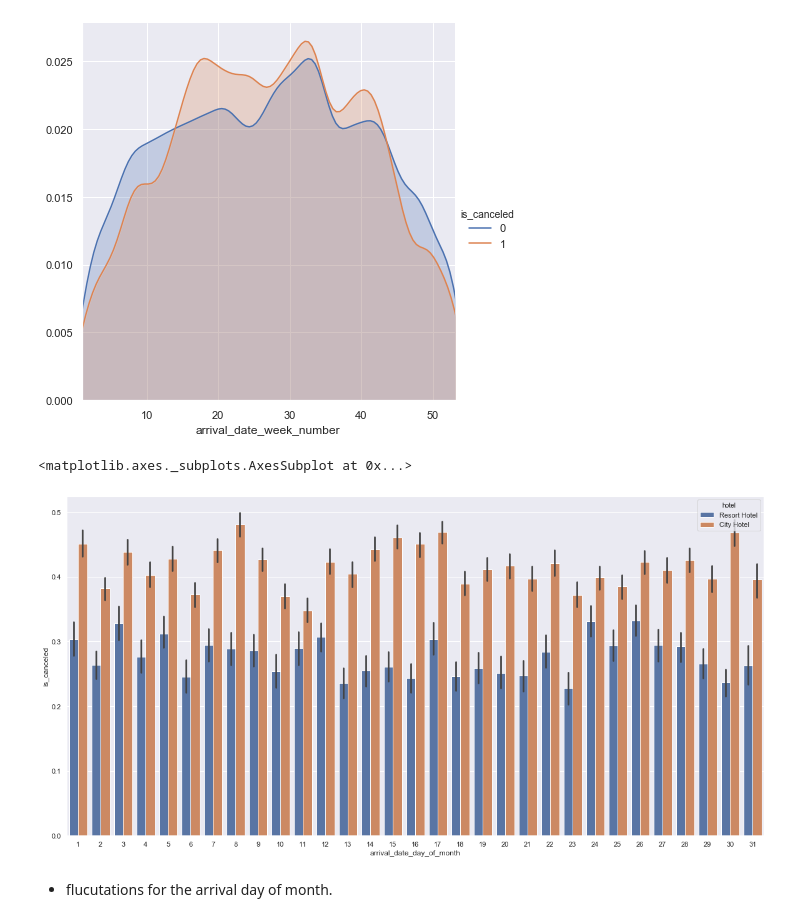
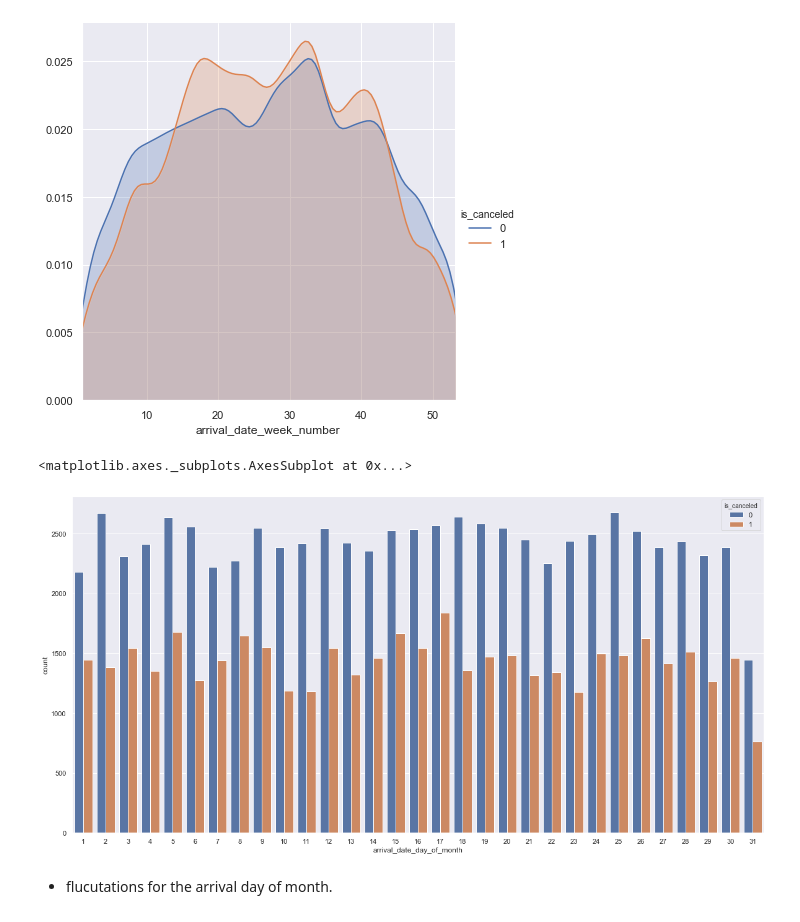
Before and after one commit to tkong1998/hotel-booking-demand, a Jupyter notebook: data_visualization.ipynb, the cells around one changed output. Drawn from its saved outputs; the diff is of its cells as text; code cells hidden in the pictures.

```diff
--- a/data_visualization.ipynb
+++ b/data_visualization.ipynb
@@ -185,10 +169,10 @@ sns.FacetGrid(hotel, hue='is_canceled',height=6, xlim=[1,53]).map(sns.kdeplot, '
 # %%
 # bar chart for arrival date of month
 plt.figure(figsize=(20,10))
-sns.barplot(x='arrival_date_day_of_month', y='is_canceled', hue='hotel',data=hotel)
+sns.countplot(x='arrival_date_day_of_month', hue='is_canceled',data=hotel)
 # %% [output]
 <matplotlib.axes._subplots.AxesSubplot at 0x...>
-[figure, old version]
+[figure, new version]
 # %% [markdown]
 - flucutations for the arrival day of month.
 # %%
```
Also changed, not shown: parts of 32 cells of this notebook, 4 other files.
